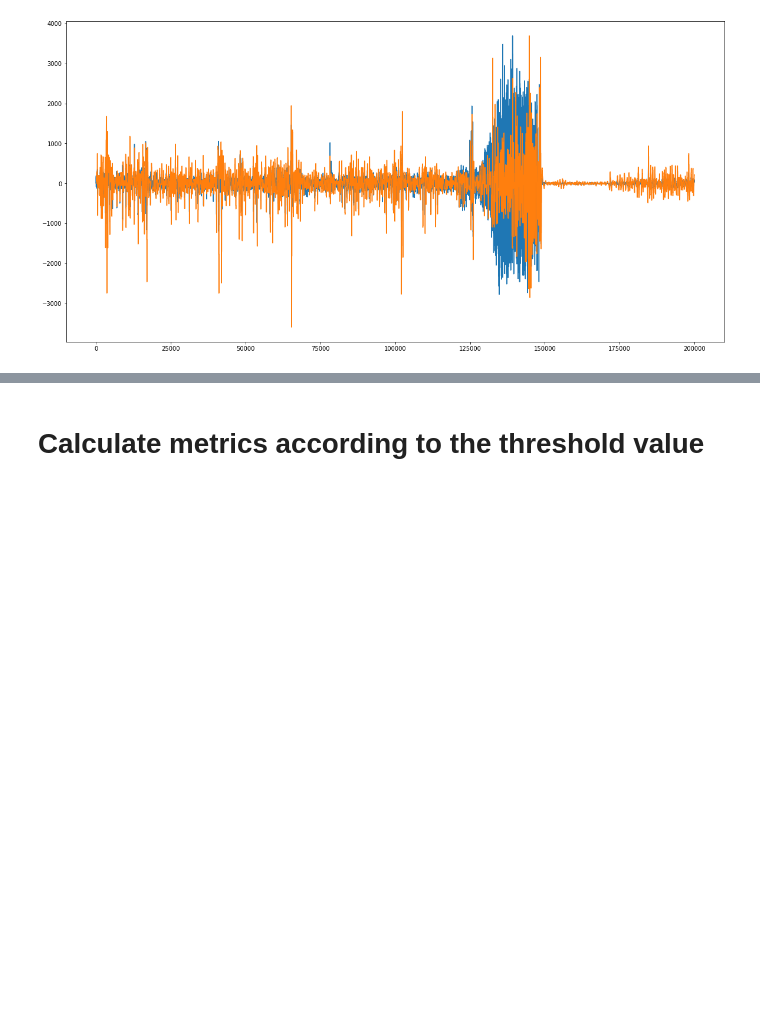
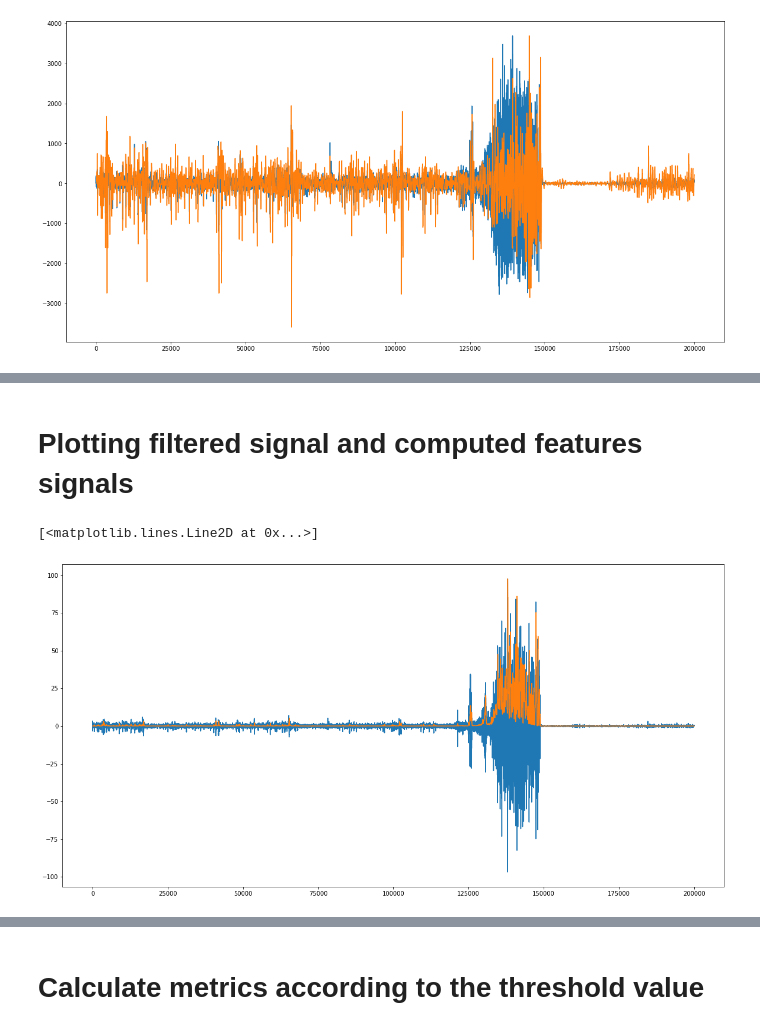
Before and after one commit to sinitame/ieeg-ml-project, a Jupyter notebook: notebooks/Feature_selection_patient_2.ipynb, the cells around one changed output, grey strips where cells are left out. Saved outputs shown, nothing was run; the diff lists cells and outputs as text; code cells hidden in the pictures; blank space fills up the shorter version.

```diff
--- a/notebooks/Feature_selection_patient_2.ipynb
+++ b/notebooks/Feature_selection_patient_2.ipynb
@@ -120,0 +126,4 @@ plt.plot(moving_avg_seizure1_single_scaled[:200000]/np.max(moving_avg_seizure1_s
+# %%
+filtered_signals = calculate_filtered_signal(eegs, 128, 250, sensor=max_power_eeg[0], ftype='fir', fs=512.0 ,order=15)
+# %%
+energy_feature_filtered_signals = calculate_feature(filtered_signals, window_size, step_size, calculate_energy)
@@ -120,0 +138,5 @@ plt.plot(moving_avg_seizure1_single_scaled[:200000]/np.max(moving_avg_seizure1_s
+# %% [markdown]
+# Plotting filtered signal and computed features signals
+# %%
+energy_filtered_seizure1_single = energy_feature_filtered_signals[0][1]
+energy_filtered_seizure1_single_scaled = scale_signal(energy_filtered_seizure1_single, 128, 64)
@@ -120,0 +149,8 @@ plt.plot(moving_avg_seizure1_single_scaled[:200000]/np.max(moving_avg_seizure1_s
+# %%
+plt.figure(figsize=(20,10))
+real_signal = filtered_signals[0][1]
+plt.plot(real_signal[:200000])
+plt.plot(energy_filtered_seizure1_single_scaled[:200000]/np.max(energy_filtered_seizure1_single_scaled)*np.max(real_signal))
+# %% [output]
+[<matplotlib.lines.Line2D at 0x...>]
+[figure, added]
```
Also changed, not shown: parts of 46 cells of this notebook, 2 other files.
